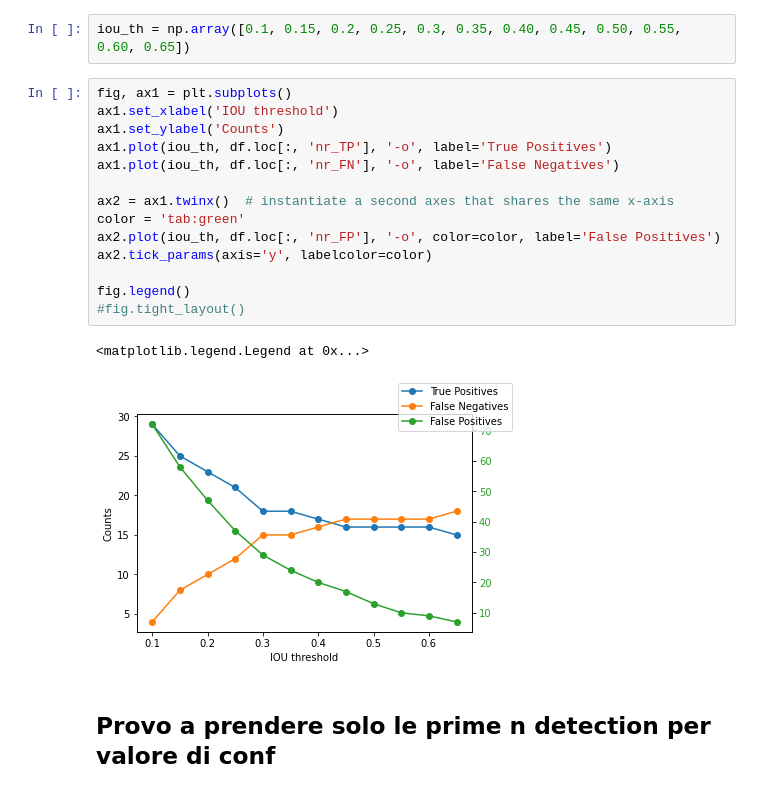
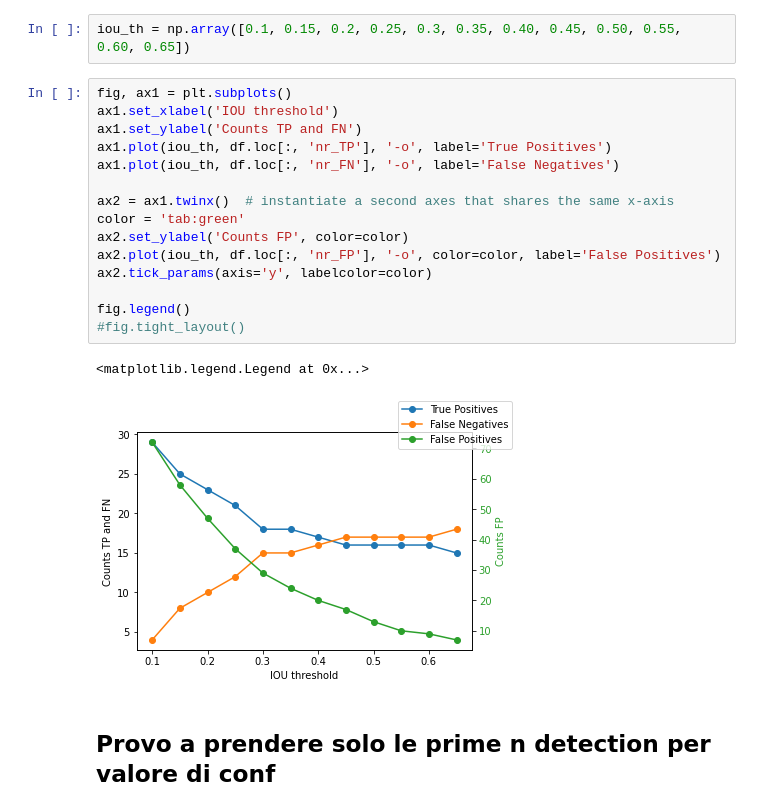
Before and after one commit to andreaberti11235/detection_analysis, a Jupyter notebook: plot_count_ensemble.ipynb, the cells around one changed output. Saved outputs shown, nothing was run; the diff lists cells and outputs as text.

```diff
--- a/plot_count_ensemble.ipynb
+++ b/plot_count_ensemble.ipynb
@@ -104,20 +106,21 @@ iou_th = np.array([0.1, 0.15, 0.2, 0.25, 0.3, 0.35, 0.40, 0.45, 0.50, 0.55, 0.60
 # %%
 fig, ax1 = plt.subplots()
 ax1.set_xlabel('IOU threshold')
-ax1.set_ylabel('Counts')
+ax1.set_ylabel('Counts TP and FN')
 ax1.plot(iou_th, df.loc[:, 'nr_TP'], '-o', label='True Positives')
 ax1.plot(iou_th, df.loc[:, 'nr_FN'], '-o', label='False Negatives')
 
 ax2 = ax1.twinx()  # instantiate a second axes that shares the same x-axis
 color = 'tab:green'
+ax2.set_ylabel('Counts FP', color=color)
 ax2.plot(iou_th, df.loc[:, 'nr_FP'], '-o', color=color, label='False Positives')
 ax2.tick_params(axis='y', labelcolor=color)
 
 fig.legend()
 #fig.tight_layout()
 # %% [output]
 <matplotlib.legend.Legend at 0x...>
-[figure, old version]
+[figure, new version]
 # %% [markdown]
 ## Provo a prendere solo le prime n detection per valore di conf
 # %% [markdown]
```
Also changed, not shown: parts of 4 cells of this notebook.
